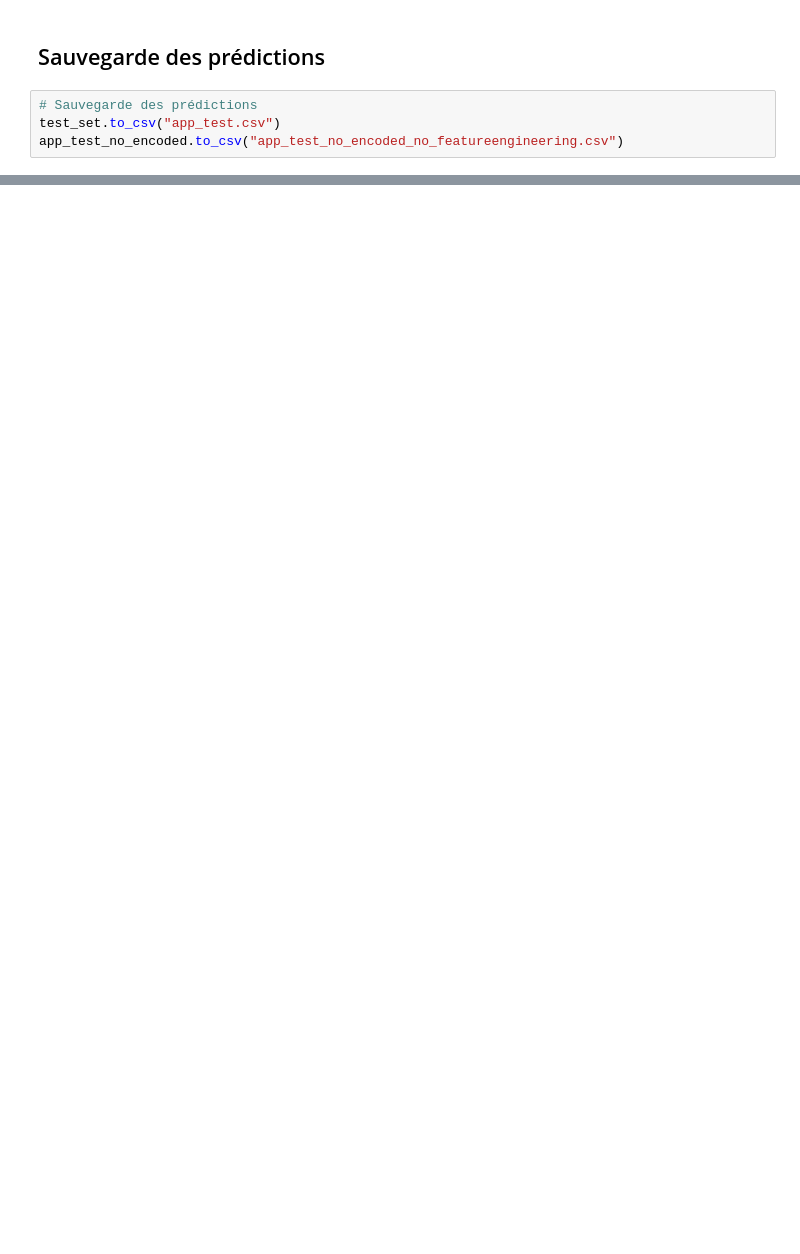
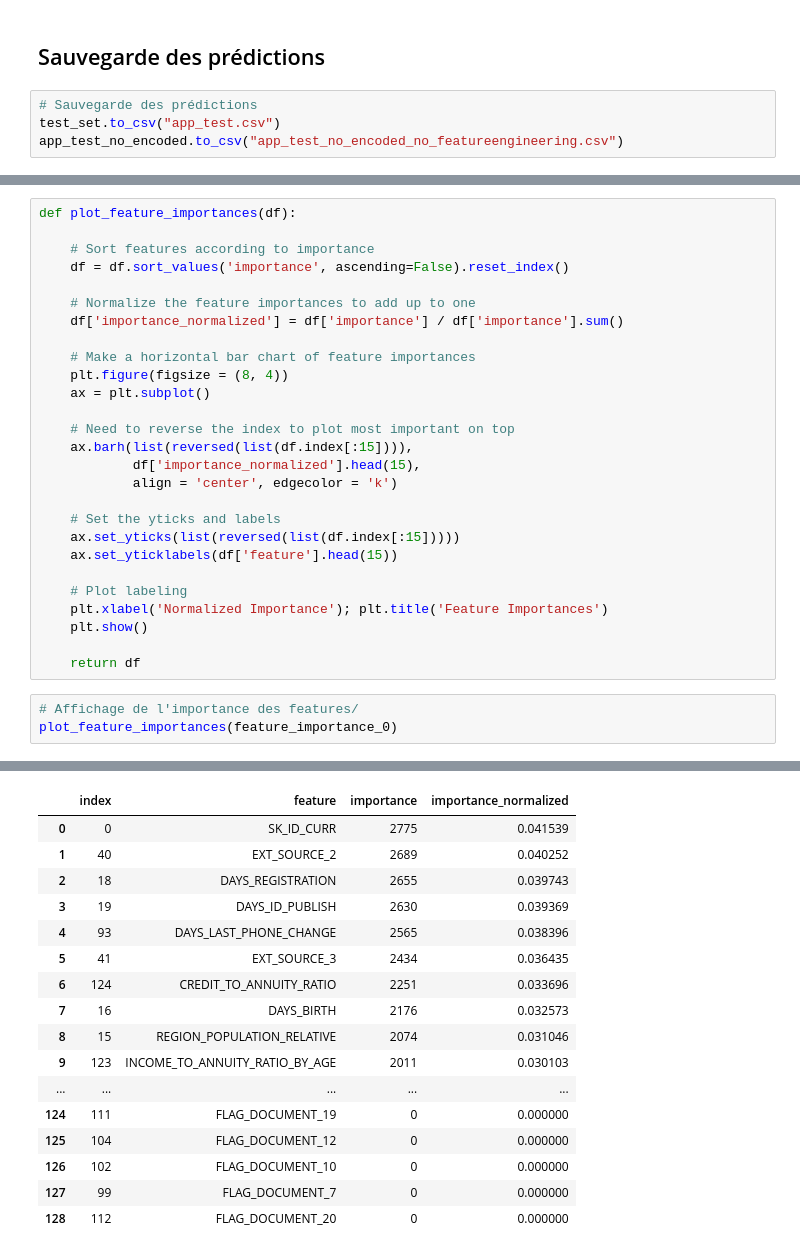
Before and after one commit to OmitsuSama/Pret_a_depenser_p7, a Jupyter notebook: Projet_7_notebook.ipynb, the cells around one changed output, grey strips where cells are left out. Saved outputs shown, nothing was run; the diff lists cells and outputs as text; blank space fills up the shorter version.

```diff
--- a/Projet_7_notebook.ipynb
+++ b/Projet_7_notebook.ipynb
@@ -1934,0 +1938,31 @@ app_test_no_encoded.to_csv("app_test_no_encoded_no_featureengineering.csv")
+# %%
+def plot_feature_importances(df):
+
+    # Sort features according to importance
+    df = df.sort_values('importance', ascending=False).reset_index()
+
+    # Normalize the feature importances to add up to one
+    df['importance_normalized'] = df['importance'] / df['importance'].sum()
+
+    # Make a horizontal bar chart of feature importances
+    plt.figure(figsize = (8, 4))
+    ax = plt.subplot()
+
+    # Need to reverse the index to plot most important on top
+    ax.barh(list(reversed(list(df.index[:15]))),
+            df['importance_normalized'].head(15),
+            align = 'center', edgecolor = 'k')
+
+    # Set the yticks and labels
+    ax.set_yticks(list(reversed(list(df.index[:15]))))
+    ax.set_yticklabels(df['feature'].head(15))
+
+    # Plot labeling
+    plt.xlabel('Normalized Importance'); plt.title('Feature Importances')
+    plt.show()
+
+    return df
+# %%
+# Affichage de l'importance des features/
+plot_feature_importances(feature_importance_0)
+# %% [output]
@@ -1934,0 +1970,17 @@ app_test_no_encoded.to_csv("app_test_no_encoded_no_featureengineering.csv")
+|  | index | feature | importance | importance_normalized |
+| 0 | 0 | SK_ID_CURR | 2775 | 0.041539 |
+| 1 | 40 | EXT_SOURCE_2 | 2689 | 0.040252 |
+| 2 | 18 | DAYS_REGISTRATION | 2655 | 0.039743 |
+| 3 | 19 | DAYS_ID_PUBLISH | 2630 | 0.039369 |
+| 4 | 93 | DAYS_LAST_PHONE_CHANGE | 2565 | 0.038396 |
+| 5 | 41 | EXT_SOURCE_3 | 2434 | 0.036435 |
+| 6 | 124 | CREDIT_TO_ANNUITY_RATIO | 2251 | 0.033696 |
+| 7 | 16 | DAYS_BIRTH | 2176 | 0.032573 |
+| 8 | 15 | REGION_POPULATION_RELATIVE | 2074 | 0.031046 |
+| 9 | 123 | INCOME_TO_ANNUITY_RATIO_BY_AGE | 2011 | 0.030103 |
+| ... | ... | ... | ... | ... |
+| 124 | 111 | FLAG_DOCUMENT_19 | 0 | 0.000000 |
+| 125 | 104 | FLAG_DOCUMENT_12 | 0 | 0.000000 |
+| 126 | 102 | FLAG_DOCUMENT_10 | 0 | 0.000000 |
+| 127 | 99 | FLAG_DOCUMENT_7 | 0 | 0.000000 |
+| 128 | 112 | FLAG_DOCUMENT_20 | 0 | 0.000000 |
```
Also changed, not shown: parts of 14 cells of this notebook.
